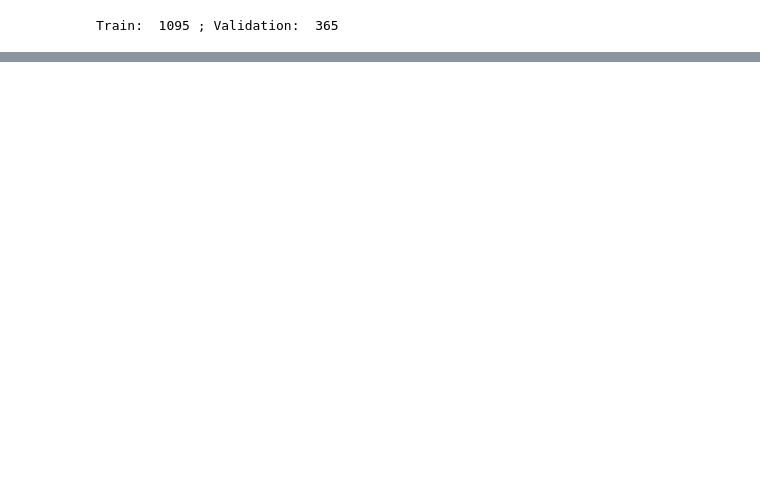
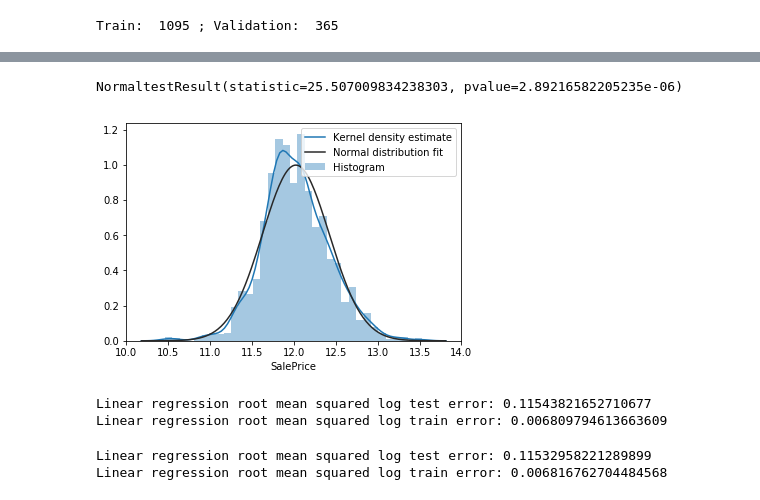
Before and after one commit to martilad/MI-PDD2018_tasks, a Jupyter notebook: 03/homework_03_B181.ipynb, the cells around one changed output, grey strips where cells are left out. Cells and saved outputs as stored; diff of their text form; code cells hidden in the pictures; blank space fills up the shorter version.

```diff
--- a/03/homework_03_B181.ipynb
+++ b/03/homework_03_B181.ipynb
@@ -92,7 +118,8 @@ df = df[df.columns[df.min() != df.max()]]
 # %%
-dt, dv = model_selection.train_test_split(df, test_size=0.25, random_state=17)
-dt = dt.copy()
-dv = dv.copy()
-print('Train: ', len(dt), '; Validation: ', len(dv))
+# Split data to train and test
+train, test = model_selection.train_test_split(df, test_size=0.25, random_state=179424691)
+train = train.copy()
+test = test.copy()
+print('Train: ', len(train), '; Validation: ', len(test))
 # %% [output]
 Train:  1095 ; Validation:  365
@@ -98,0 +140,18 @@ Train:  1095 ; Validation:  365
+# %%
+sns.distplot(np.log(df.SalePrice),
+             fit=stats.norm,  # It should be fitted by the normal distribution
+             hist_kws = {'label': 'Histogram'},
+             kde_kws = {'label': 'Kernel density estimate'},
+             fit_kws = {'label': 'Normal distribution fit'},
+            )
+plt.legend()
+train.SalePrice = np.log(train.SalePrice)
+print(stats.normaltest(np.log(df.SalePrice)))
+# %% [output]
+NormaltestResult(statistic=25.507009834238303, pvalue=2.89216582205235e-06)
+[figure, added]
+# %%
+linreg(train, test)
+# %% [output]
+Linear regression root mean squared log test error: 0.11543821652710677
+Linear regression root mean squared log train error: 0.006809794613663609
@@ -98,0 +167,5 @@ Train:  1095 ; Validation:  365
+# %%
+linreg(train, test)
+# %% [output]
+Linear regression root mean squared log test error: 0.11532958221289899
+Linear regression root mean squared log train error: 0.006816762704484568
```
Also changed, not shown: parts of 33 cells of this notebook, 1 other file.
